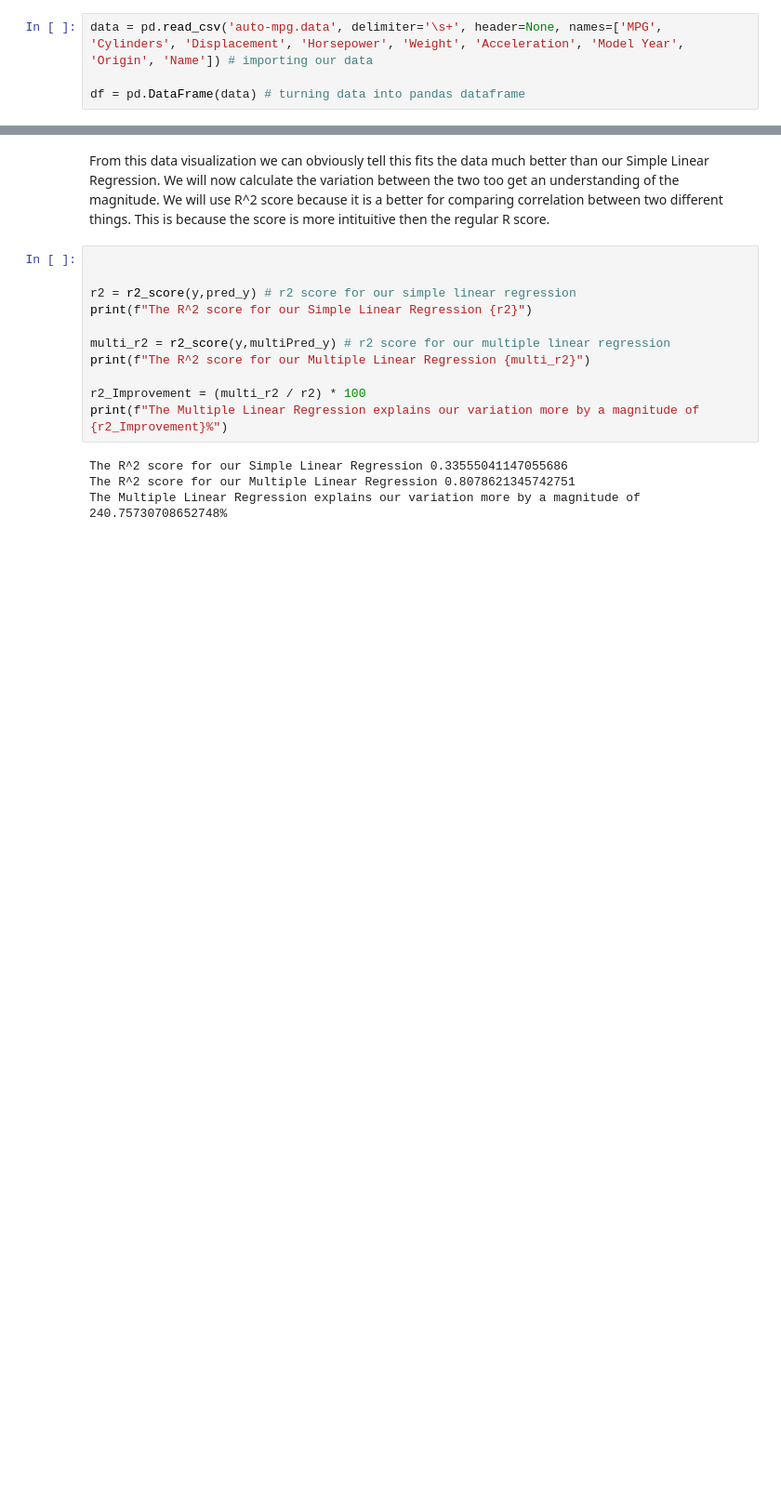
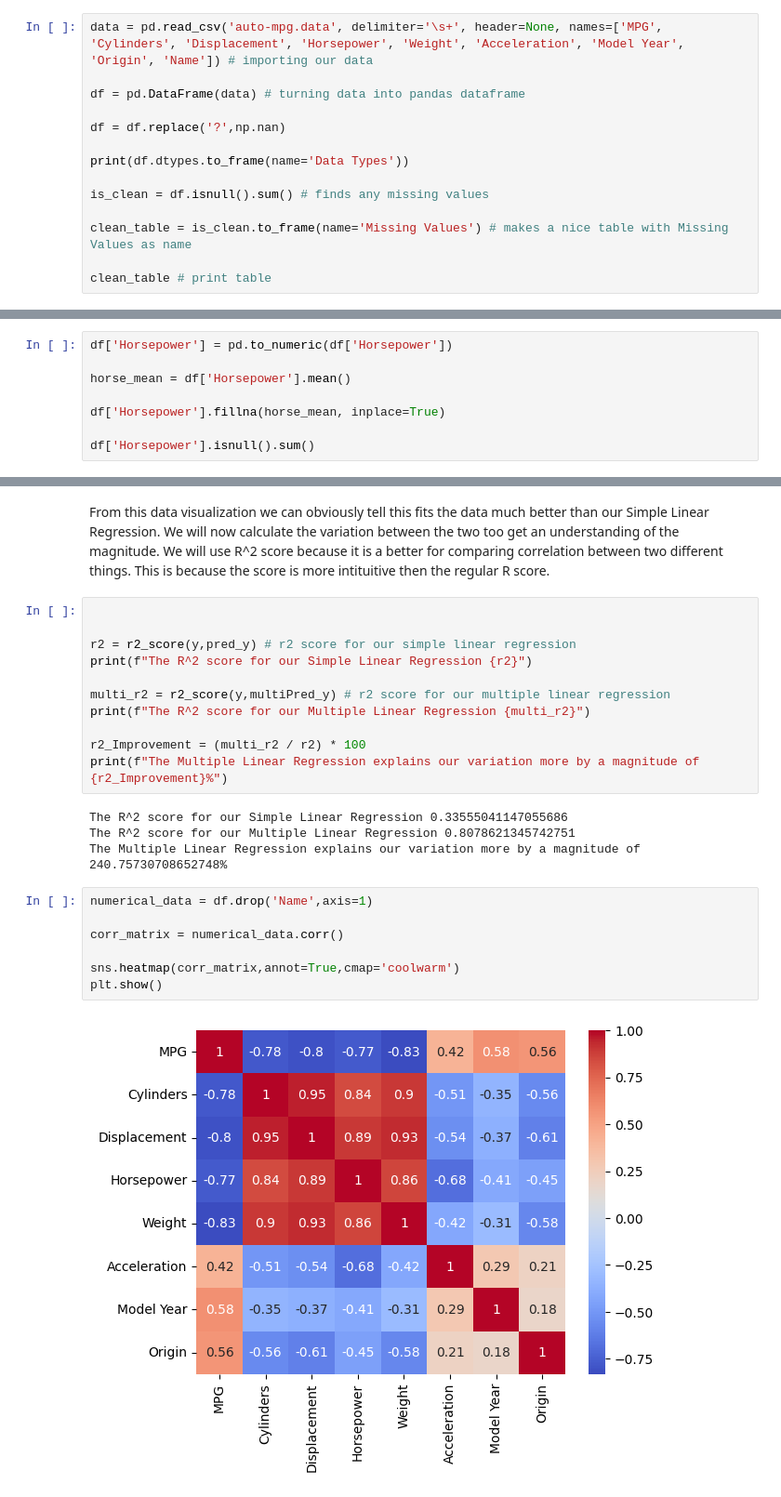
Before and after one commit to adenletchworth/Auto-MPG-Data-Analysis, a Jupyter notebook: dataAnalysis.ipynb, the cells around one changed output, grey strips where cells are left out. Shown at 93% size. Cells and saved outputs as stored; diff of their text form; blank space fills up the shorter version.

Commit message:
Corrected Data Cleaning

```diff
--- a/dataAnalysis.ipynb
+++ b/dataAnalysis.ipynb
@@ -12,3 +13,13 @@ We need to import our dataset, using the correct delimeters and labeling our col
 data = pd.read_csv('auto-mpg.data', delimiter='\s+', header=None, names=['MPG', 'Cylinders', 'Displacement', 'Horsepower', 'Weight', 'Acceleration', 'Model Year', 'Origin', 'Name']) # importing our data
 
 df = pd.DataFrame(data) # turning data into pandas dataframe
+
+df = df.replace('?',np.nan)
+
+print(df.dtypes.to_frame(name='Data Types'))
+
+is_clean = df.isnull().sum() # finds any missing values
+
+clean_table = is_clean.to_frame(name='Missing Values') # makes a nice table with Missing Values as name
+
+clean_table # print table
@@ -14,0 +49,8 @@ df = pd.DataFrame(data) # turning data into pandas dataframe
+# %%
+df['Horsepower'] = pd.to_numeric(df['Horsepower'])
+
+horse_mean = df['Horsepower'].mean()
+
+df['Horsepower'].fillna(horse_mean, inplace=True)
+
+df['Horsepower'].isnull().sum()
@@ -204,3 +249,12 @@ print(f"The Multiple Linear Regression explains our variation more by a magnitud
 The R^2 score for our Simple Linear Regression 0.33555041147055686
 The R^2 score for our Multiple Linear Regression 0.8078621345742751
 The Multiple Linear Regression explains our variation more by a magnitude of 240.75730708652748%
+# %%
+numerical_data = df.drop('Name',axis=1)
+
+corr_matrix = numerical_data.corr()
+
+sns.heatmap(corr_matrix,annot=True,cmap='coolwarm')
+plt.show()
+# %% [output]
+[figure, added]
```
Also changed, not shown: parts of 5 cells of this notebook.
